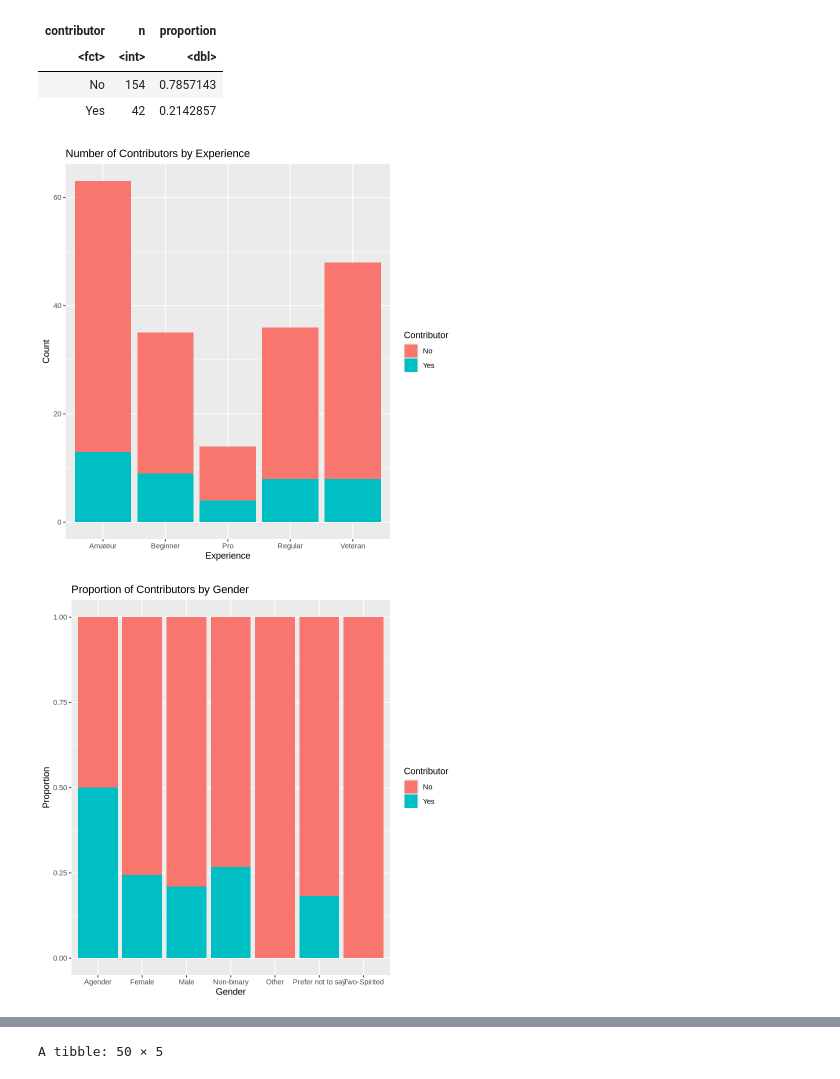
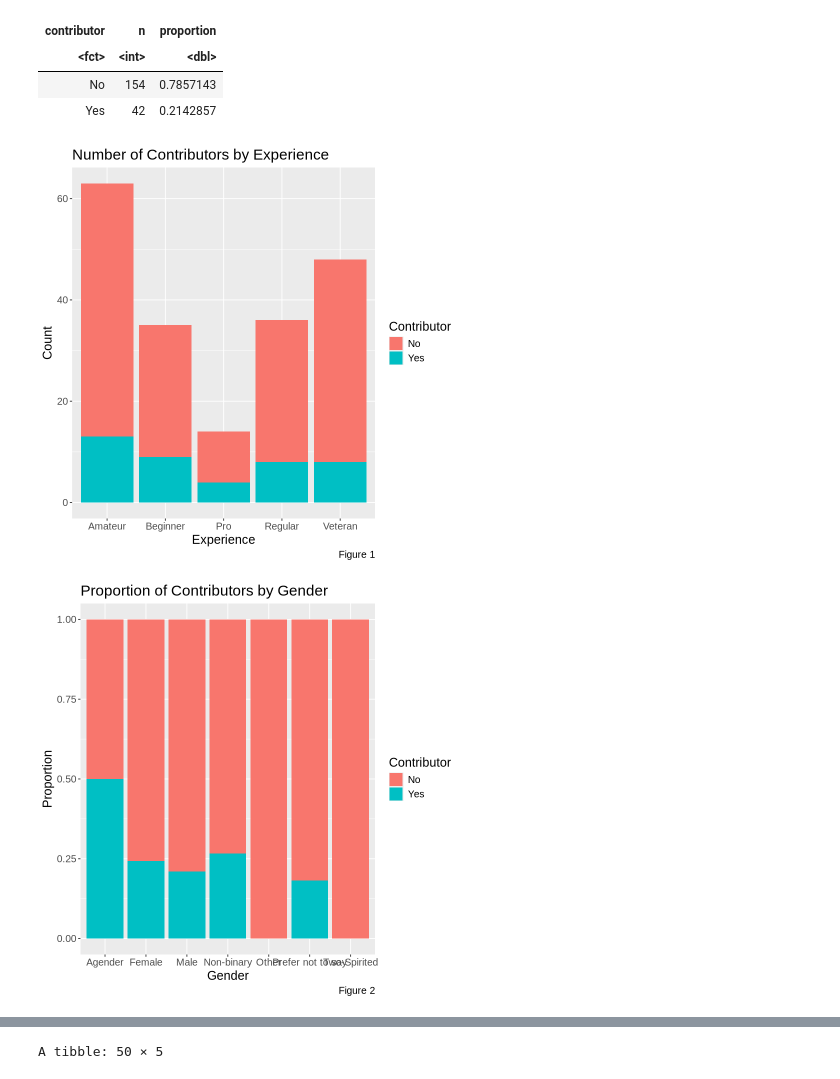
Before and after one commit to EmmaGjoen/data_science_group_project, a Jupyter notebook: project_final_report.ipynb, the cells around one changed output, grey strips where cells are left out. Cells and saved outputs as stored; diff of their text form; code cells hidden in the pictures.

```diff
--- a/project_final_report.ipynb
+++ b/project_final_report.ipynb
@@ -162,40 +145,48 @@ A tibble: 2 × 3
 ggplot(test_data, aes(x = experience, fill = factor(contributor))) +
     geom_bar(position = "stack") +
     labs(
         title = "Number of Contributors by Experience",
         x = "Experience",
         y = "Count",
-        fill = "Contributor"
-    )
+        fill = "Contributor",
+        caption = "Figure 1"
+    ) +
+    theme(text = element_text(size = 15))
 
 ggplot(test_data, aes(x = gender, fill = factor(contributor))) +
     geom_bar(position = "fill") +
     labs(
         title = "Proportion of Contributors by Gender",
         x = "Gender",
         y = "Proportion",
-        fill = "Contributor"
-    )
+        fill = "Contributor",
+        caption = "Figure 2"
+    ) +
+    theme(text = element_text(size = 15))
 
 ggplot(test_data, aes(x = factor(contributor), y = age, fill = factor(contributor))) +
     geom_boxplot(alpha = 0.7, outlier.size = 2, outlier.color = "red") +
     geom_jitter(width = 0.2, size = 1.5, alpha = 0.6, color = "black") +
     labs(
         title = "Age Distribution by Contributor Status",
         x = "Contributor Status (0 = No, 1 = Yes)",
         y = "Age of the Player",
-        fill = "Contributor Status"
-    )
+        fill = "Contributor Status",
+        caption = "Figure 3"
+    ) +
+    theme(text = element_text(size = 15))
 
 ggplot(test_data, aes(x = factor(contributor), fill = factor(contributor))) +
     geom_bar(position = "stack", alpha = 0.8) +
     facet_grid(gender ~ experience) +
     labs(
         title = "Contributors by Experience, Gender, and Status",
         x = "Contributor Status (0 = No, 1 = Yes)",
         y = "Count",
-        fill = "Contributor Status"
-    )
+        fill = "Contributor Status",
+        caption = "Figure 4"
+    ) +
+    theme(text = element_text(size = 15))
 # %% [output]
-[figure, old version]
+[figure, new version]
-[figure, old version]
+[figure, new version]
```
Also changed, not shown: parts of 7 cells of this notebook.
